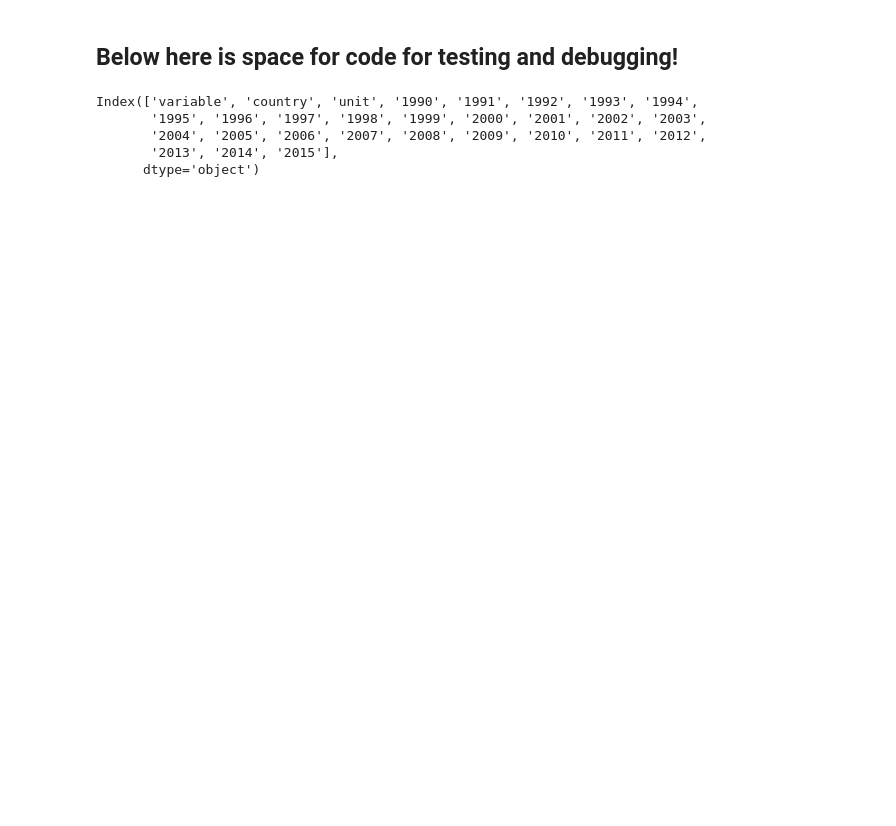
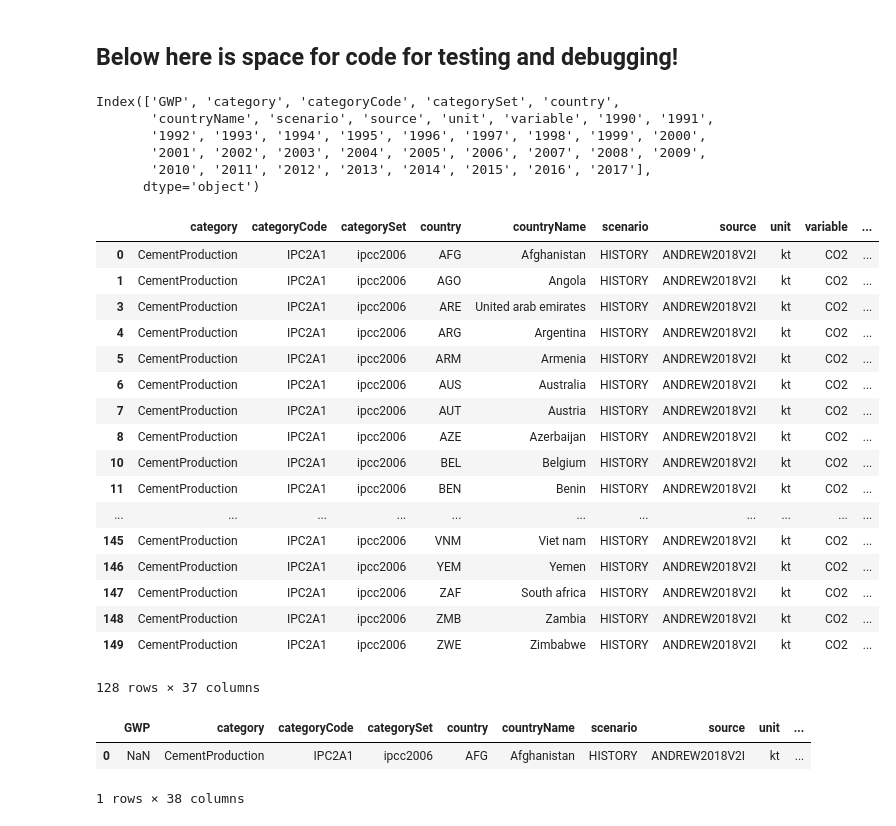
Before and after one commit to mljeffery/performance-distribution-tools, a Jupyter notebook: make-collective-progress-plots.ipynb, the cells around one changed output. Drawn from its saved outputs; the diff is of its cells as text; code cells hidden in the pictures; blank space fills up the shorter version.

```diff
--- a/make-collective-progress-plots.ipynb
+++ b/make-collective-progress-plots.ipynb
@@ -29,7 +29,7 @@ import gst_tools.gst_utils as utils
 # USER INPUT
 
 # First, choose which file you want to plot the data for
-data_file_name = 'PRIMAP-hist_UN-2017_calc_CO2-total-excl-LU-per-population.csv'
+data_file_name = 'R-Andrew-2018_cement-CO2.csv'
 
 
 # other options include...
@@ -41,12 +41,12 @@ data_file_name = 'PRIMAP-hist_UN-2017_calc_CO2-total-excl-LU-per-population.csv'
 # 'WDI2017_GDP-PPP.csv'
 
 # Second, choose which years you are interested in analysing
-years_of_interest = ['1990', '2000', '2015']
+years_of_interest = ['1990', '2005', '2016']
 
 # Third, update data description display names!
 # TODO - default to automatic if not specified.
-variable_name_to_display = 'per capita CO2 emissions'
-data_source_to_display = 'PRIMAP-hist v2.0; UN'
+variable_name_to_display = 'Cement CO2'
+data_source_to_display = 'R. Andrew, 2018'
 
 # Save plots?
 # Set the following to True if plots should be saved.
@@ -203,8 +208,39 @@ bins set to range(-150, 150, 15)
 # show example data
 data.columns
 # %% [output]
-Index(['variable', 'country', 'unit', '1990', '1991', '1992', '1993', '1994',
-       '1995', '1996', '1997', '1998', '1999', '2000', '2001', '2002', '2003',
-       '2004', '2005', '2006', '2007', '2008', '2009', '2010', '2011', '2012',
-       '2013', '2014', '2015'],
+Index(['GWP', 'category', 'categoryCode', 'categorySet', 'country',
+       'countryName', 'scenario', 'source', 'unit', 'variable', '1990', '1991',
+       '1992', '1993', '1994', '1995', '1996', '1997', '1998', '1999', '2000',
+       '2001', '2002', '2003', '2004', '2005', '2006', '2007', '2008', '2009',
+       '2010', '2011', '2012', '2013', '2014', '2015', '2016', '2017'],
       dtype='object')
+# %%
+data_1 = data
+data_1 = data_1.dropna(axis=1, how='all')
+data_1 = data_1.dropna(axis=0, how='any')
+data_1
+# %% [output]
+|  | category | categoryCode | categorySet | country | countryName | scenario | source | unit | variable | ... |
+| 0 | CementProduction | IPC2A1 | ipcc2006 | AFG | Afghanistan | HISTORY | ANDREW2018V2I | kt | CO2 | ... |
+| 1 | CementProduction | IPC2A1 | ipcc2006 | AGO | Angola | HISTORY | ANDREW2018V2I | kt | CO2 | ... |
+| 3 | CementProduction | IPC2A1 | ipcc2006 | ARE | United arab emirates | HISTORY | ANDREW2018V2I | kt | CO2 | ... |
+| 4 | CementProduction | IPC2A1 | ipcc2006 | ARG | Argentina | HISTORY | ANDREW2018V2I | kt | CO2 | ... |
+| 5 | CementProduction | IPC2A1 | ipcc2006 | ARM | Armenia | HISTORY | ANDREW2018V2I | kt | CO2 | ... |
+| 6 | CementProduction | IPC2A1 | ipcc2006 | AUS | Australia | HISTORY | ANDREW2018V2I | kt | CO2 | ... |
+| 7 | CementProduction | IPC2A1 | ipcc2006 | AUT | Austria | HISTORY | ANDREW2018V2I | kt | CO2 | ... |
+| 8 | CementProduction | IPC2A1 | ipcc2006 | AZE | Azerbaijan | HISTORY | ANDREW2018V2I | kt | CO2 | ... |
+| 10 | CementProduction | IPC2A1 | ipcc2006 | BEL | Belgium | HISTORY | ANDREW2018V2I | kt | CO2 | ... |
+| 11 | CementProduction | IPC2A1 | ipcc2006 | BEN | Benin | HISTORY | ANDREW2018V2I | kt | CO2 | ... |
+| ... | ... | ... | ... | ... | ... | ... | ... | ... | ... | ... |
+| 145 | CementProduction | IPC2A1 | ipcc2006 | VNM | Viet nam | HISTORY | ANDREW2018V2I | kt | CO2 | ... |
+| 146 | CementProduction | IPC2A1 | ipcc2006 | YEM | Yemen | HISTORY | ANDREW2018V2I | kt | CO2 | ... |
+| 147 | CementProduction | IPC2A1 | ipcc2006 | ZAF | South africa | HISTORY | ANDREW2018V2I | kt | CO2 | ... |
+| 148 | CementProduction | IPC2A1 | ipcc2006 | ZMB | Zambia | HISTORY | ANDREW2018V2I | kt | CO2 | ... |
+| 149 | CementProduction | IPC2A1 | ipcc2006 | ZWE | Zimbabwe | HISTORY | ANDREW2018V2I | kt | CO2 | ... |
+128 rows × 37 columns
+# %%
+data.loc[data['country'] == 'AFG']
+# %% [output]
+|  | GWP | category | categoryCode | categorySet | country | countryName | scenario | source | unit | ... |
+| 0 | NaN | CementProduction | IPC2A1 | ipcc2006 | AFG | Afghanistan | HISTORY | ANDREW2018V2I | kt | ... |
+1 rows × 38 columns
```
Also changed, not shown: parts of 4 cells of this notebook.
